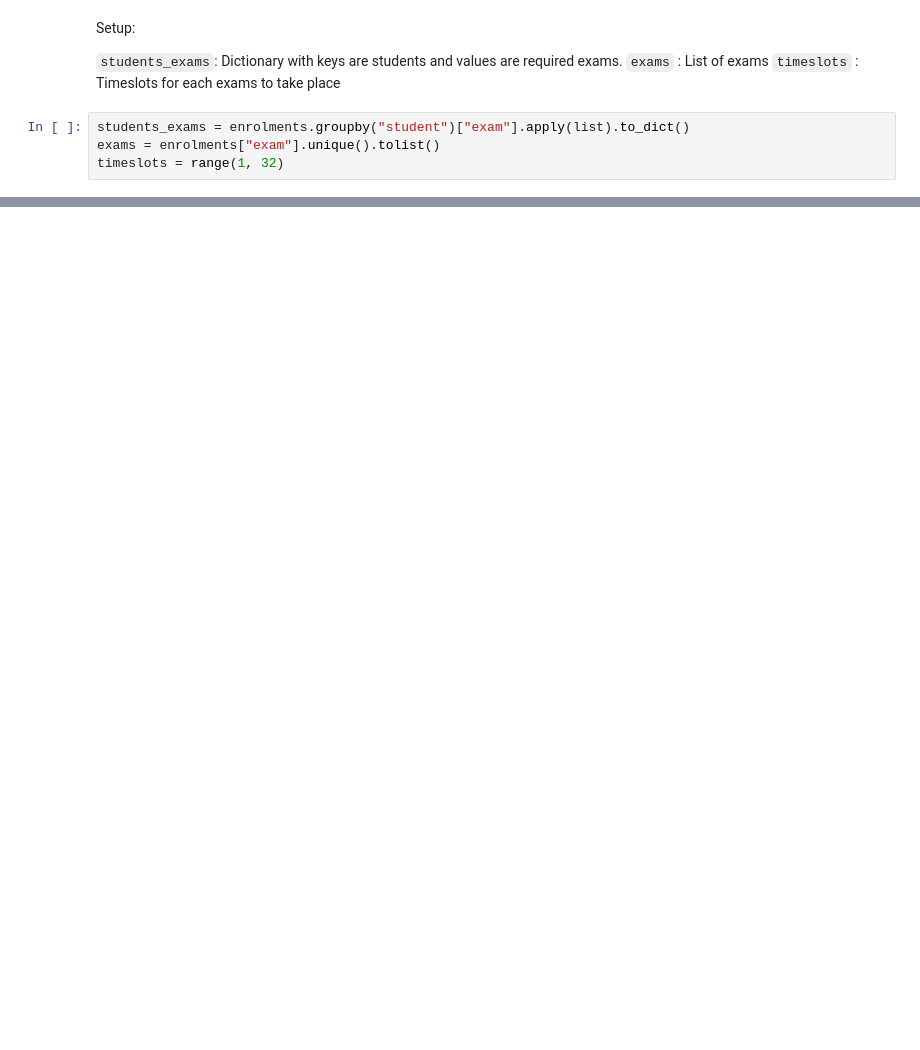
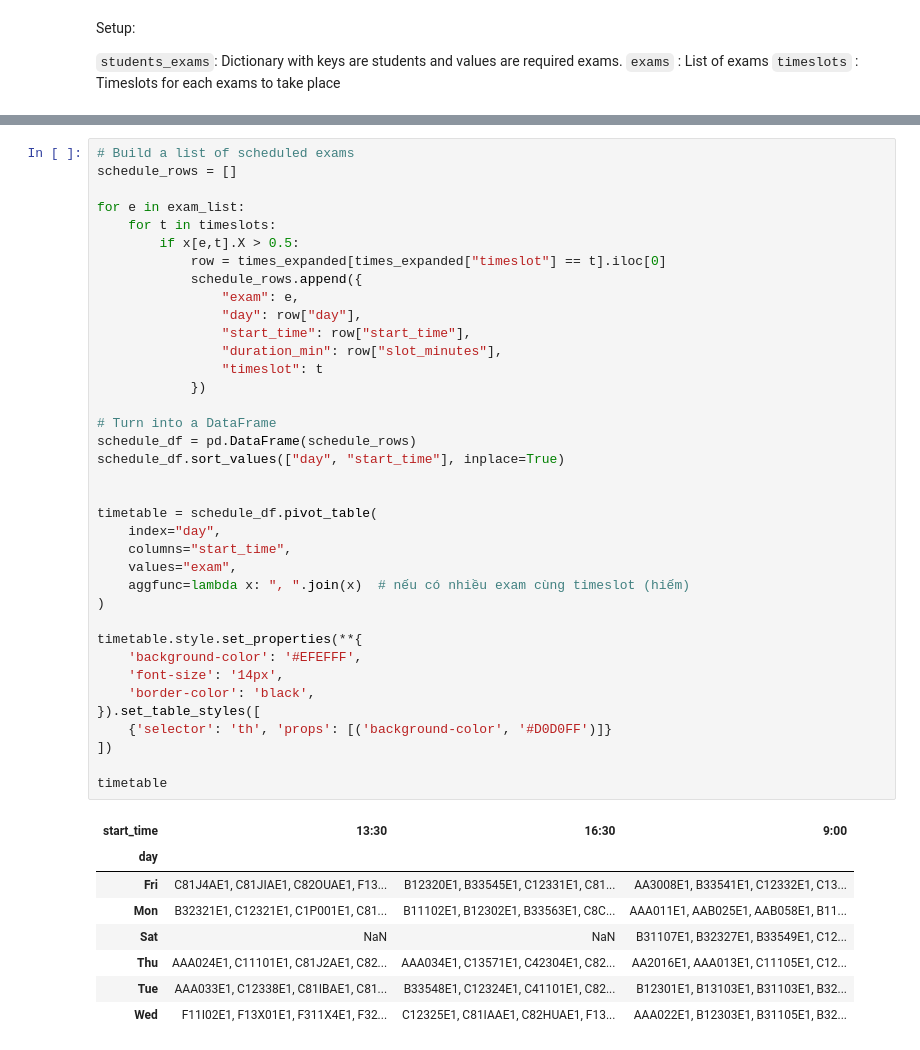
Before and after one commit to jennykhanhnguyen/optimize-exam-schedule, a Jupyter notebook: code/model.ipynb, the cells around one changed output, grey strips where cells are left out. Cells and saved outputs as stored; diff of their text form; blank space fills up the shorter version.

```diff
--- a/code/model.ipynb
+++ b/code/model.ipynb
@@ -31,8 +77,4 @@ Setup:
 `students_exams`: Dictionary with keys are students and values are required exams.
 `exams` : List of exams
 `timeslots` : Timeslots for each exams to take place
-# %%
-students_exams = enrolments.groupby("student")["exam"].apply(list).to_dict()
-exams = enrolments["exam"].unique().tolist()
-timeslots = range(1, 32)
 # %% [markdown]
@@ -94 +203,47 @@ Exam J1A112E1 scheduled at timeslot 22
+# %%
+# Build a list of scheduled exams
+schedule_rows = []
+
+for e in exam_list:
+    for t in timeslots:
+        if x[e,t].X > 0.5:
+            row = times_expanded[times_expanded["timeslot"] == t].iloc[0]
+            schedule_rows.append({
+                "exam": e,
+                "day": row["day"],
+                "start_time": row["start_time"],
+                "duration_min": row["slot_minutes"],
+                "timeslot": t
+            })
+
+# Turn into a DataFrame
+schedule_df = pd.DataFrame(schedule_rows)
+schedule_df.sort_values(["day", "start_time"], inplace=True)
+
+
+timetable = schedule_df.pivot_table(
+    index="day",
+    columns="start_time",
+    values="exam",
+    aggfunc=lambda x: ", ".join(x)  # nếu có nhiều exam cùng timeslot (hiếm)
+)
+
+timetable.style.set_properties(**{
+    'background-color': '#EFEFFF',
+    'font-size': '14px',
+    'border-color': 'black',
+}).set_table_styles([
+    {'selector': 'th', 'props': [('background-color', '#D0D0FF')]}
+])
+
+timetable
+# %% [output]
+| start_time | 13:30 | 16:30 | 9:00 |
+| day |  |  |  |
+| Fri | C81J4AE1, C81JIAE1, C82OUAE1, F13... | B12320E1, B33545E1, C12331E1, C81... | AA3008E1, B33541E1, C12332E1, C13... |
+| Mon | B32321E1, C12321E1, C1P001E1, C81... | B11102E1, B12302E1, B33563E1, C8C... | AAA011E1, AAB025E1, AAB058E1, B11... |
+| Sat | NaN | NaN | B31107E1, B32327E1, B33549E1, C12... |
+| Thu | AAA024E1, C11101E1, C81J2AE1, C82... | AAA034E1, C13571E1, C42304E1, C82... | AA2016E1, AAA013E1, C11105E1, C12... |
+| Tue | AAA033E1, C12338E1, C81IBAE1, C81... | B33548E1, C12324E1, C41101E1, C82... | B12301E1, B13103E1, B31103E1, B32... |
+| Wed | F11I02E1, F13X01E1, F311X4E1, F32... | C12325E1, C81IAAE1, C82HUAE1, F13... | AAA022E1, B12303E1, B31105E1, B32... |
 # %%
```
Also changed, not shown: parts of 14 cells of this notebook.
